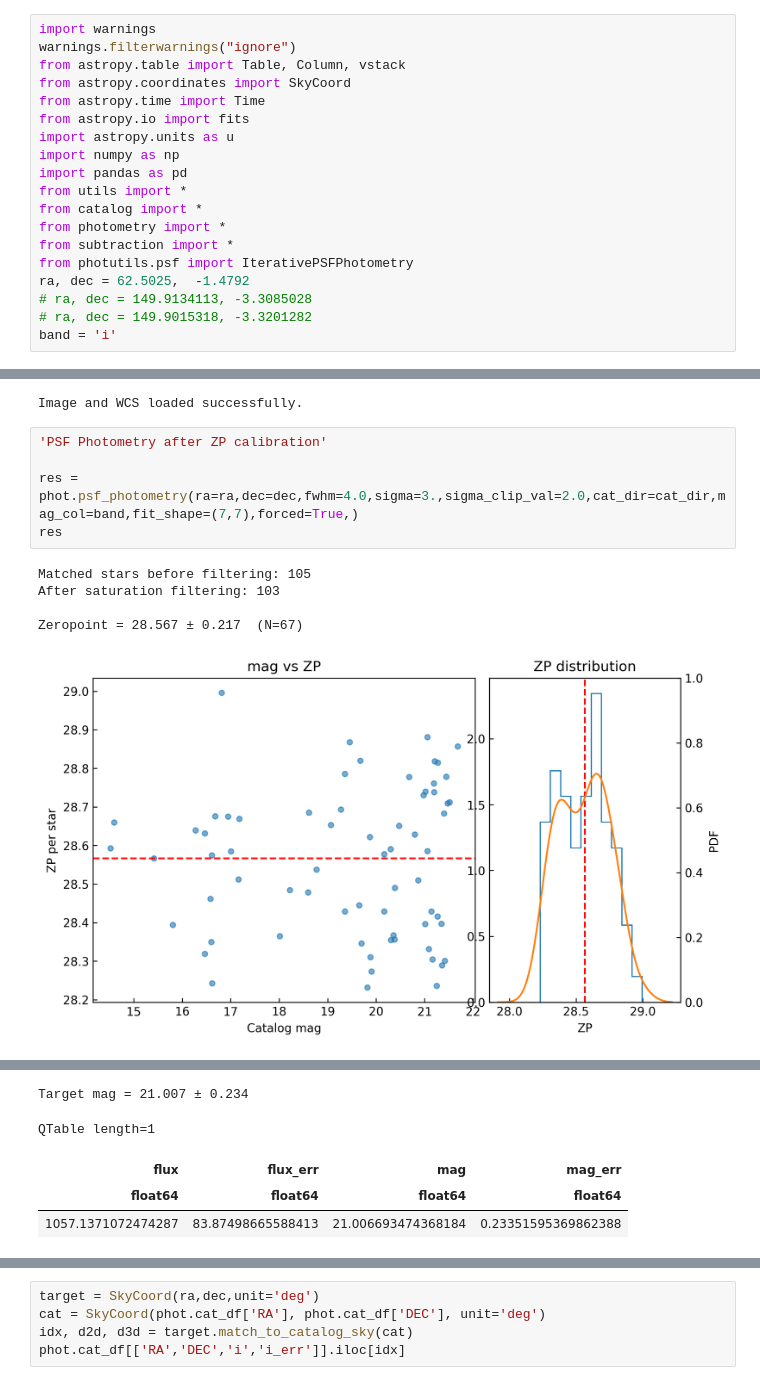
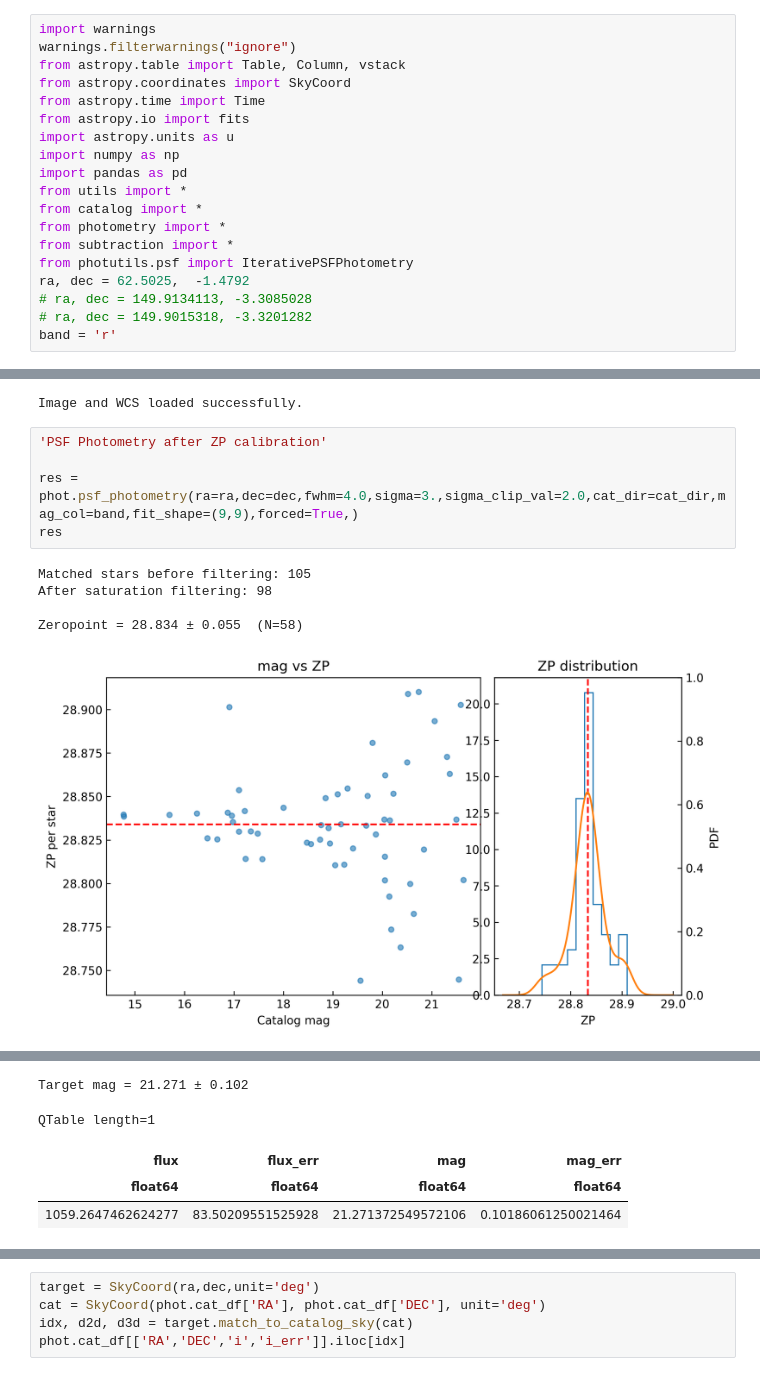
Before and after one commit to LAujust/Follow_up, a Jupyter notebook: code/Unified_Photometry.ipynb, the cells around one changed output, grey strips where cells are left out. Saved outputs shown, nothing was run; the diff lists cells and outputs as text.

```diff
--- a/code/Unified_Photometry.ipynb
+++ b/code/Unified_Photometry.ipynb
@@ -18,7 +18,7 @@ from photutils.psf import IterativePSFPhotometry
 ra, dec = 62.5025,	-1.4792
 # ra, dec = 149.9134113, -3.3085028
 # ra, dec = 149.9015318, -3.3201282
-band = 'i'
+band = 'r'
 # %%
 fits_dir = '/home/liangrd/optical_data/EP251222a/TNOT/stack_EP251222a_rp_wcs.fits'
 fpath = '/home/liangrd/optical_data/EP251222a/TNOT/'
@@ -31,18 +31,18 @@ Image and WCS loaded successfully.
 # %%
 'PSF Photometry after ZP calibration'
 
-res = phot.psf_photometry(ra=ra,dec=dec,fwhm=4.0,sigma=3.,sigma_clip_val=2.0,cat_dir=cat_dir,mag_col=band,fit_shape=(7,7),forced=True,)
+res = phot.psf_photometry(ra=ra,dec=dec,fwhm=4.0,sigma=3.,sigma_clip_val=2.0,cat_dir=cat_dir,mag_col=band,fit_shape=(9,9),forced=True,)
 res
 # %% [output]
 Matched stars before filtering: 105
-After saturation filtering: 103
+After saturation filtering: 98
 
-Zeropoint = 28.567 ± 0.217  (N=67)
+Zeropoint = 28.834 ± 0.055  (N=58)
-[figure, old version]
+[figure, new version]
 [figure]
-Target mag = 21.007 ± 0.234
+Target mag = 21.271 ± 0.102
 QTable length=1
 | flux | flux_err | mag | mag_err |
 | float64 | float64 | float64 | float64 |
-| 1057.1371072474287 | 83.87498665588413 | 21.006693474368184 | 0.23351595369862388 |
+| 1059.2647462624277 | 83.50209551525928 | 21.271372549572106 | 0.10186061250021464 |
 # %%
```
Also changed, not shown: parts of 1 cell of this notebook, 13 other files.
